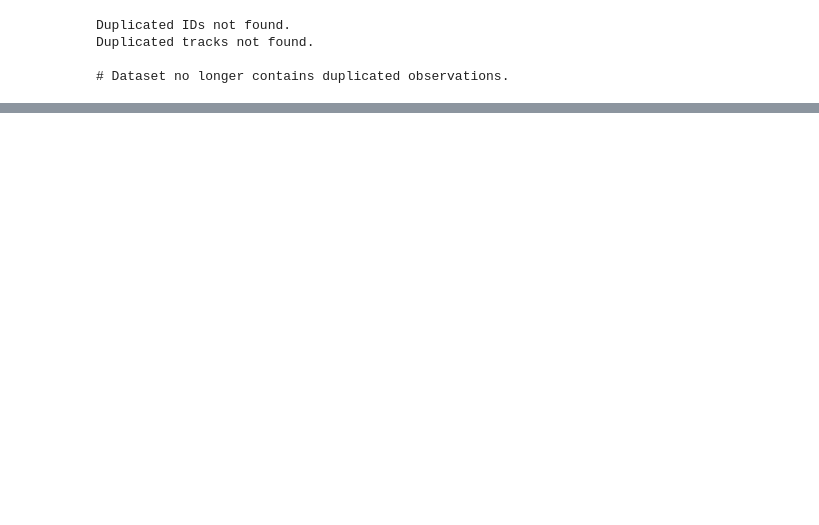
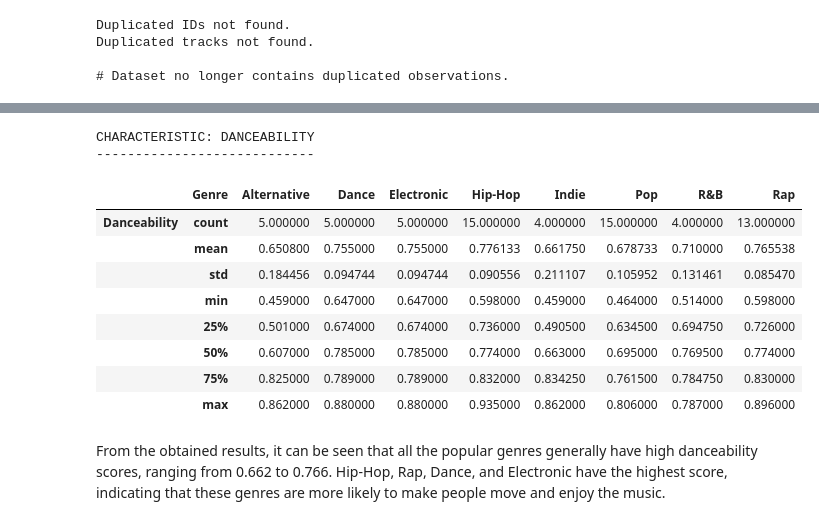
Before and after one commit to 2HO4/SpotifySongs, a Jupyter notebook: EDA_SpotifyTopTracks.ipynb, the cells around one changed output, grey strips where cells are left out. Cells and saved outputs as stored; diff of their text form; code cells hidden in the pictures; blank space fills up the shorter version.

```diff
--- a/EDA_SpotifyTopTracks.ipynb
+++ b/EDA_SpotifyTopTracks.ipynb
@@ -353,0 +632,18 @@ plotScatterMatrix(df1, 20, 10)
+# %%
+# Explode the 'Artist' column to consider songs of multiple genres
+DATA_genres = DATA.explode('Genre')
+
+# Create a new dataframe with the count of songs per genre
+SongsCount_genres = pd.DataFrame(DATA_genres['Genre'].value_counts()).reset_index()
+
+# Add and format the index & column labels
+SongsCount_genres.index += 1
+SongsCount_genres.index.name = 'Ranking'
+SongsCount_genres.columns = ('Genre', 'Number of Songs')
+
+# Retrieve genres with more than 4 songs
+PopularGenres = SongsCount_genres[SongsCount_genres['Number of Songs'] >= 4]
+
+# Display a table of the most popular genres
+print('Most Popular Genres:\n'.upper())
+print(tabulate(PopularGenres, headers='keys', tablefmt='Simple'))
@@ -353,0 +709,32 @@ plotScatterMatrix(df1, 20, 10)
+# %%
+# Set of popular genres
+popularGenres = set(PopularGenres['Genre'])
+
+# Characteristic to examine
+col = 'Danceability'
+
+# Dataset with the relevant columns and only including the popular genres
+DATA_DanceGenre = DATA_genres[[col, 'Genre']][DATA_genres['Genre'].isin(popularGenres)].reset_index(drop=True)
+
+# Display the descriptive statistics
+print(
+        f"CHARACTERISTIC: {col.upper()}\n"
+        f"----------------{'-'*len(col)}"
+)
+DATA_DanceGenre.groupby('Genre').describe().T
+# %% [output]
+CHARACTERISTIC: DANCEABILITY
+----------------------------
+|  | Genre | Alternative | Dance | Electronic | Hip-Hop | Indie | Pop | R&B | Rap |
+| Danceability | count | 5.000000 | 5.000000 | 5.000000 | 15.000000 | 4.000000 | 15.000000 | 4.000000 | 13.000000 |
+|  | mean | 0.650800 | 0.755000 | 0.755000 | 0.776133 | 0.661750 | 0.678733 | 0.710000 | 0.765538 |
+|  | std | 0.184456 | 0.094744 | 0.094744 | 0.090556 | 0.211107 | 0.105952 | 0.131461 | 0.085470 |
+|  | min | 0.459000 | 0.647000 | 0.647000 | 0.598000 | 0.459000 | 0.464000 | 0.514000 | 0.598000 |
+|  | 25% | 0.501000 | 0.674000 | 0.674000 | 0.736000 | 0.490500 | 0.634500 | 0.694750 | 0.726000 |
+|  | 50% | 0.607000 | 0.785000 | 0.785000 | 0.774000 | 0.663000 | 0.695000 | 0.769500 | 0.774000 |
+|  | 75% | 0.825000 | 0.789000 | 0.789000 | 0.832000 | 0.834250 | 0.761500 | 0.784750 | 0.830000 |
+|  | max | 0.862000 | 0.880000 | 0.880000 | 0.935000 | 0.862000 | 0.806000 | 0.787000 | 0.896000 |
+# %% [markdown]
+From the obtained results, it can be seen that all the popular genres generally have high danceability scores,
+ranging from 0.662 to 0.766. Hip-Hop, Rap, Dance, and Electronic have the highest score, indicating that these
+genres are more likely to make people move and enjoy the music.
```
Also changed, not shown: parts of 67 cells of this notebook.
